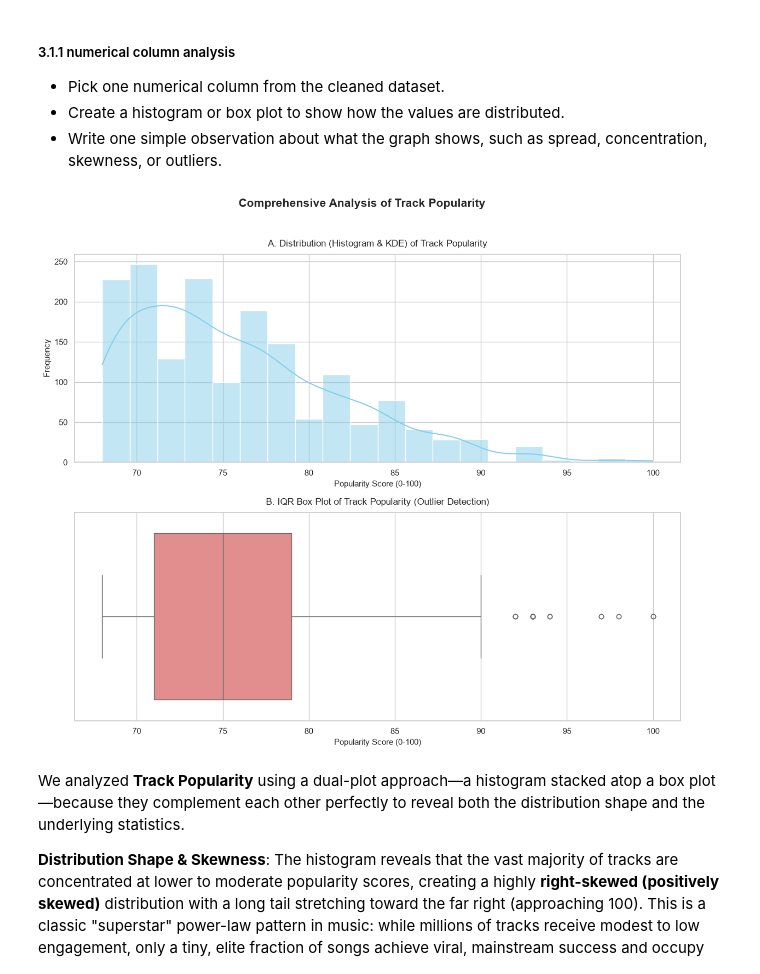
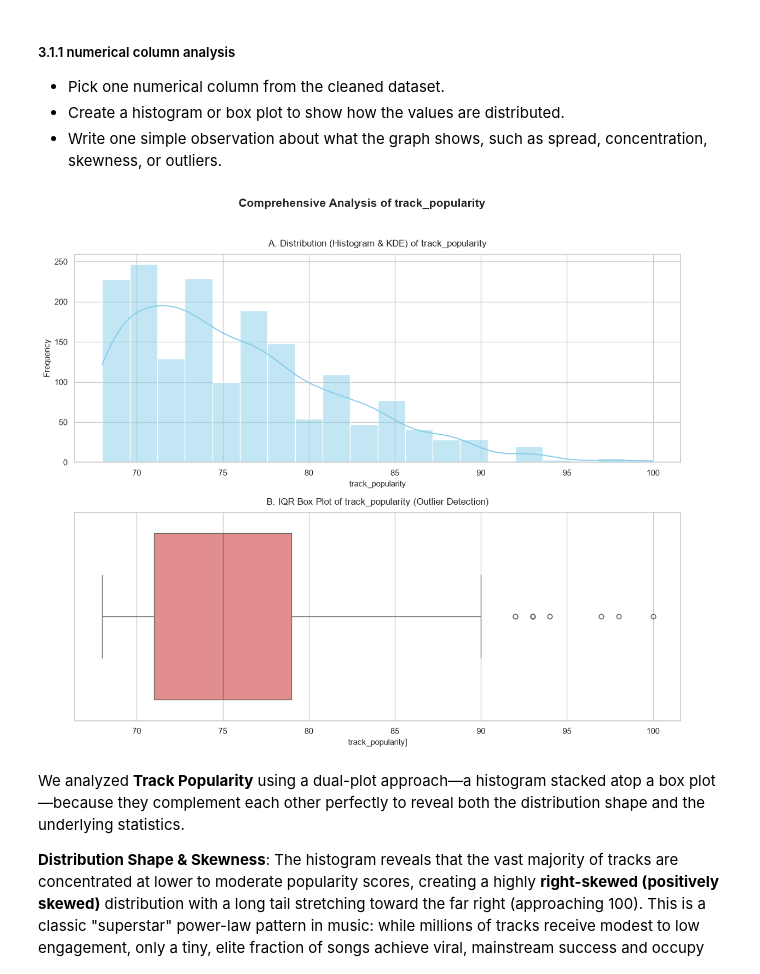
Before and after one commit to sagarmagar977/EDA, a Jupyter notebook: EDA 2/assignment EDA .ipynb, the cells around one changed output. Drawn from its saved outputs; the diff is of its cells as text; code cells hidden in the pictures.

```diff
--- a/EDA 2/assignment EDA .ipynb
+++ b/EDA 2/assignment EDA .ipynb
@@ -29,12 +29,17 @@ Total number of columns: 29
 - Categorical
 - Datetime
 # %%
-# # Conversion of Date columns to Datetime format
-df['track_album_release_date'] = pd.to_datetime(df['track_album_release_date'],format='mixed', errors='coerce')
+# Conversion of Date columns to Datetime format
+
+# cwd=column with date
+cwd1 = 'track_album_release_date'
+
+
+df[cwd1 ] = pd.to_datetime(df[cwd1 ],format='mixed', errors='coerce')
 
 
 # After conversion
-print("\nAfter conversion of 'track_album_release_date' from object to 'datetime'")
+print(f"\nAfter conversion of '{cwd1}' from object to 'datetime'")
 print("Data Types:")
 print(df.dtypes)
 
@@ -378,31 +365,35 @@ With these data verification steps complete, the dataset is verified as clean, s
 - Create a histogram or box plot to show how the values are distributed.
 - Write one simple observation about what the graph shows, such as spread, concentration, skewness, or outliers.
 # %%
-# Set a clean visual theme for the plots
 import matplotlib.pyplot as plt
 import seaborn as sns
 sns.set_theme(style="whitegrid")
 
-# 1. Numerical Column Analysis: 'track_popularity' (Dual Visualization)
-# ------------------------------------------------------------------
+
+
+# scac = single colums analysis column
+scac ='track_popularity'
+
+
+
 fig, axes = plt.subplots(2, 1, figsize=(12, 10))
 
 # Plot A: Histogram (Shows Shape and Density)
-sns.histplot(data=df_cleaned, x='track_popularity', kde=True, color='skyblue', bins=20, ax=axes[0])
-axes[0].set_title('A. Distribution (Histogram & KDE) of Track Popularity', fontsize=12, pad=10)
-axes[0].set_xlabel('Popularity Score (0-100)', fontsize=11)
+sns.histplot(data=df_cleaned, x=scac, kde=True, color='skyblue', bins=20, ax=axes[0])
+axes[0].set_title(f'A. Distribution (Histogram & KDE) of {scac}', fontsize=12, pad=10)
+axes[0].set_xlabel(f'{scac}', fontsize=11)
 axes[0].set_ylabel('Frequency', fontsize=11)
 
 # Plot B: Box Plot (Shows IQR, Bounds, and Outliers)
-sns.boxplot(data=df_cleaned, x='track_popularity', color='lightcoral', ax=axes[1])
-axes[1].set_title('B. IQR Box Plot of Track Popularity (Outlier Detection)', fontsize=12, pad=10)
-axes[1].set_xlabel('Popularity Score (0-100)', fontsize=11)
+sns.boxplot(data=df_cleaned, x=scac, color='lightcoral', ax=axes[1])
+axes[1].set_title(f'B. IQR Box Plot of {scac} (Outlier Detection)', fontsize=12, pad=10)
+axes[1].set_xlabel(f'{scac}]', fontsize=11)
 
-plt.suptitle('Comprehensive Analysis of Track Popularity', fontsize=15, fontweight='bold', y=1.02)
+plt.suptitle(f'Comprehensive Analysis of {scac}', fontsize=15, fontweight='bold', y=1.02)
 plt.tight_layout()
 plt.show()
 # %% [output]
-[figure, old version]
+[figure, new version]
 # %% [markdown]
 We analyzed **Track Popularity** using a dual-plot approach—a histogram stacked atop a box plot—because they complement each other perfectly to reveal both the distribution shape and the underlying statistics.
 
```
Also changed, not shown: parts of 21 cells of this notebook, 1 other file.
